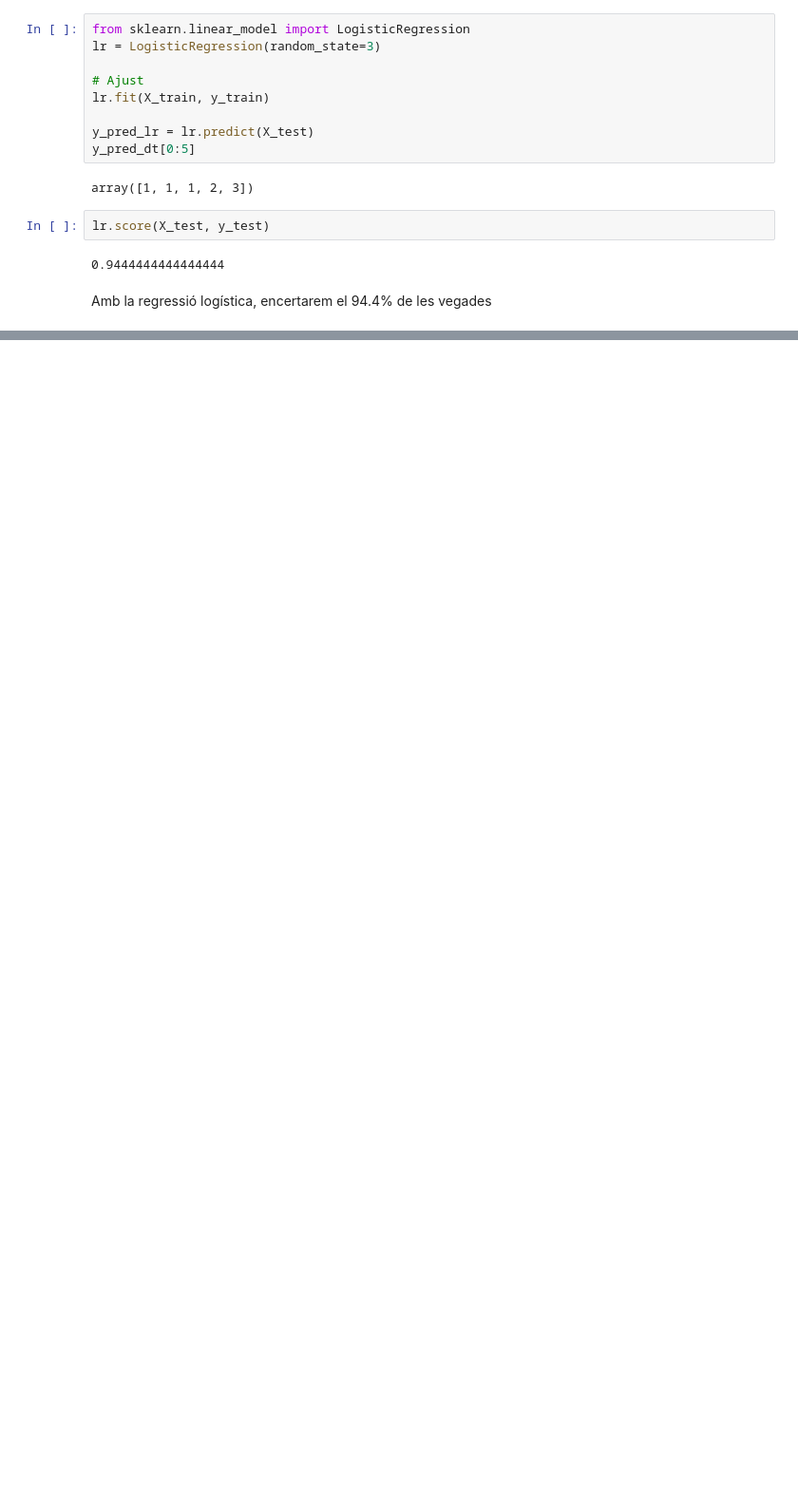
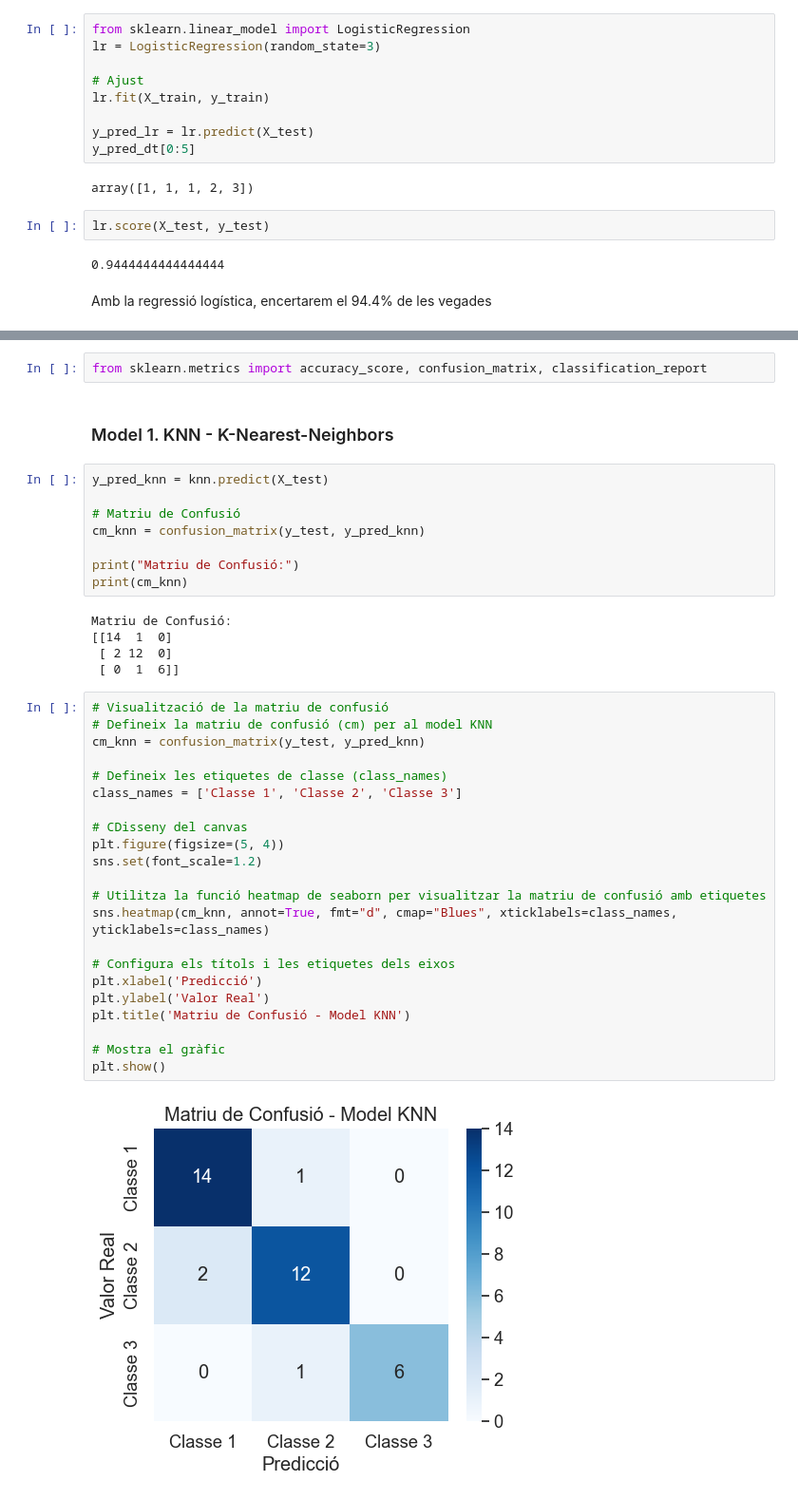
Before and after one commit to edaimon/ML_classification, a Jupyter notebook: T7.1.ipynb, the cells around one changed output, grey strips where cells are left out. Shown at 95% size. Saved outputs shown, nothing was run; the diff lists cells and outputs as text; blank space fills up the shorter version.

```diff
--- a/T7.1.ipynb
+++ b/T7.1.ipynb
@@ -617,0 +621,41 @@ Amb la regressió logística, encertarem el 94.4% de les vegades
+# %%
+from sklearn.metrics import accuracy_score, confusion_matrix, classification_report
+# %% [markdown]
+### Model 1. KNN - K-Nearest-Neighbors
+# %%
+y_pred_knn = knn.predict(X_test)
+
+# Matriu de Confusió
+cm_knn = confusion_matrix(y_test, y_pred_knn)
+
+print("Matriu de Confusió:")
+print(cm_knn)
+# %% [output]
+Matriu de Confusió:
+[[14  1  0]
+ [ 2 12  0]
+ [ 0  1  6]]
+# %%
+# Visualització de la matriu de confusió
+# Defineix la matriu de confusió (cm) per al model KNN
+cm_knn = confusion_matrix(y_test, y_pred_knn)
+
+# Defineix les etiquetes de classe (class_names)
+class_names = ['Classe 1', 'Classe 2', 'Classe 3']
+
+# CDisseny del canvas
+plt.figure(figsize=(5, 4))
+sns.set(font_scale=1.2)
+
+# Utilitza la funció heatmap de seaborn per visualitzar la matriu de confusió amb etiquetes
+sns.heatmap(cm_knn, annot=True, fmt="d", cmap="Blues", xticklabels=class_names, yticklabels=class_names)
+
+# Configura els títols i les etiquetes dels eixos
+plt.xlabel('Predicció')
+plt.ylabel('Valor Real')
+plt.title('Matriu de Confusió - Model KNN')
+
+# Mostra el gràfic
+plt.show()
+# %% [output]
+[figure, added]
```
Also changed, not shown: parts of 26 cells of this notebook.
